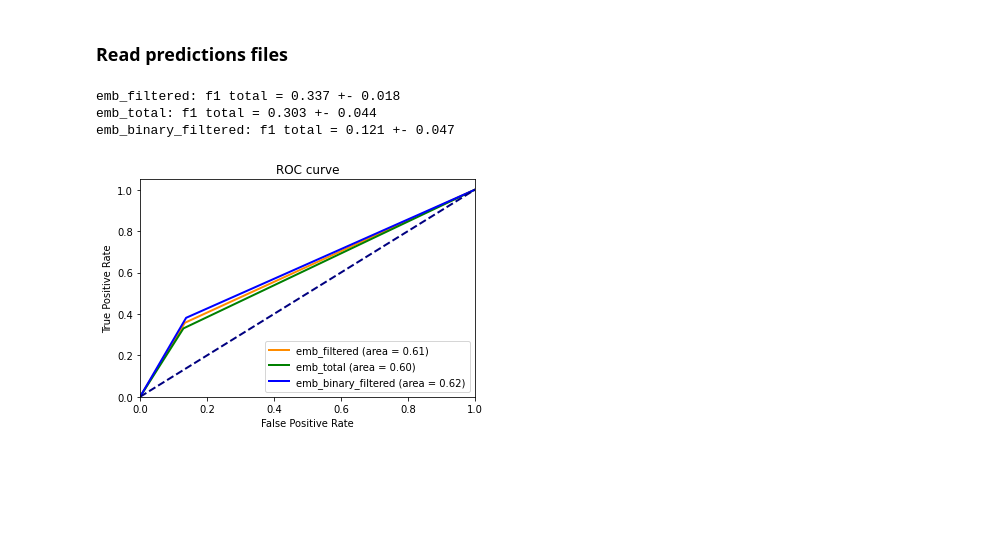
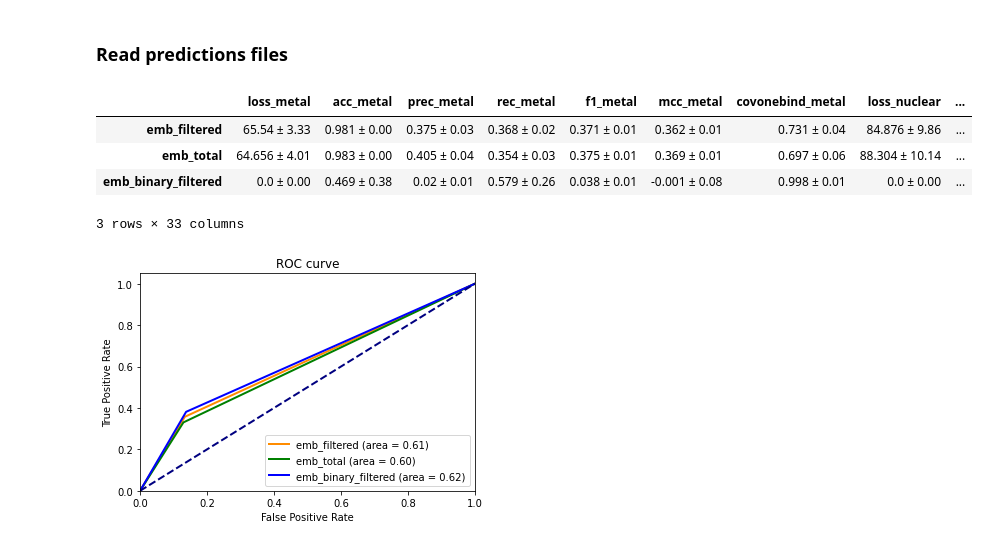
Before and after one commit to gtsitsiridis/bind-af2-embed, a Jupyter notebook: notebooks/train_notebook.ipynb, the cells around one changed output. Saved outputs shown, nothing was run; the diff lists cells and outputs as text; code cells hidden in the pictures; blank space fills up the shorter version.

```diff
--- a/notebooks/train_notebook.ipynb
+++ b/notebooks/train_notebook.ipynb
@@ -45,26 +45,37 @@ predictions_df = {tag: read_predictions_df(tag) for tag in tags}
 # %%
 def get_mean_ci(vec):
     """
     Calculate mean and 95% CI for a given vector
     :param vec: vector
     :return: mean and ci
     """
     mean = round(np.average(vec), 3)
     if len(vec) > 1:
         ci = round(np.std(vec)/math.sqrt(len(vec)) * t.ppf((1 + 0.95) / 2, len(vec)), 3)
     else:
         ci = 0
 
     return mean, ci
 
+ci_values_per_tag = {}
 for tag, df in performance_df.items():
-    mean, ci = get_mean_ci(df[0:-1].f1_total)
-    # print(df[0:-1])
-    print(f'{tag}: f1 total = {str(mean)} +- {str(ci)}')
+    columns = df.columns[1:-2]
+    ci_values = {}
+    for column in columns:
+        mean, ci = get_mean_ci(df[0:-1][column])
+        ci_values[column] = f'{str(mean)} ± %0.2f' % ci
+    ci_values_per_tag[tag] = ci_values
+
+pd.DataFrame.from_dict(ci_values_per_tag, orient='index')
+#     mean, ci = get_mean_ci(df[0:-1].f1_total)
+#     print(df[0:-1])
+#     print(f'{tag}: f1 total = {str(mean)} +- {str(ci)}')
 # %% [output]
+|  | loss_metal | acc_metal | prec_metal | rec_metal | f1_metal | mcc_metal | covonebind_metal | loss_nuclear | ... |
+| emb_filtered | 65.54 ± 3.33 | 0.981 ± 0.00 | 0.375 ± 0.03 | 0.368 ± 0.02 | 0.371 ± 0.01 | 0.362 ± 0.01 | 0.731 ± 0.04 | 84.876 ± 9.86 | ... |
+| emb_total | 64.656 ± 4.01 | 0.983 ± 0.00 | 0.405 ± 0.04 | 0.354 ± 0.03 | 0.375 ± 0.01 | 0.369 ± 0.01 | 0.697 ± 0.06 | 88.304 ± 10.14 | ... |
+| emb_binary_filtered | 0.0 ± 0.00 | 0.469 ± 0.38 | 0.02 ± 0.01 | 0.579 ± 0.26 | 0.038 ± 0.01 | -0.001 ± 0.08 | 0.998 ± 0.01 | 0.0 ± 0.00 | ... |
-emb_filtered: f1 total = 0.337 +- 0.018
-emb_total: f1 total = 0.303 +- 0.044
-emb_binary_filtered: f1 total = 0.121 +- 0.047
+3 rows × 33 columns
 # %%
 def plot_roc(y_true, y_score, tag: str, ax: plt.axes, col: str):
     fpr, tpr, _ = roc_curve(y_true, y_score)
```
